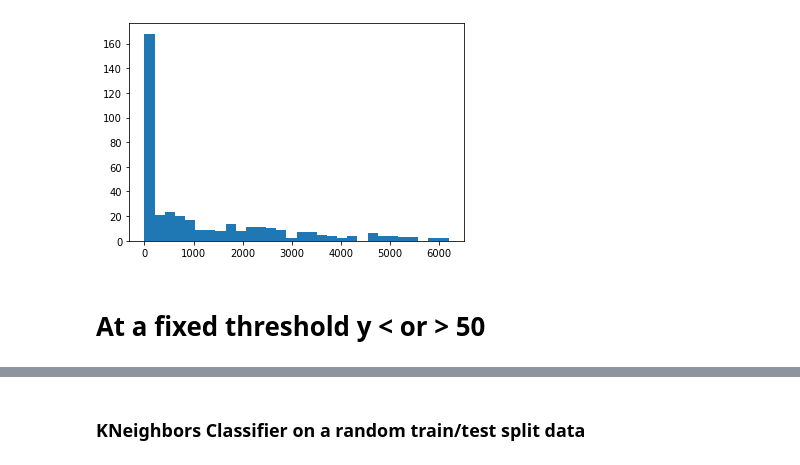
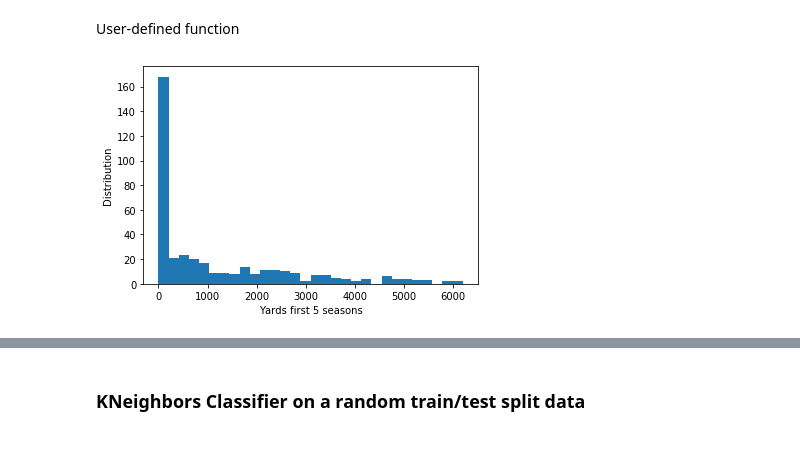
Before and after one commit to adriensaremi/Springboard, a Jupyter notebook: Capstone_1/Machine_Learning_Model_2.ipynb, the cells around one changed output, grey strips where cells are left out. Saved outputs shown, nothing was run; the diff lists cells and outputs as text; code cells hidden in the pictures.

```diff
--- a/Capstone_1/Machine_Learning_Model_2.ipynb
+++ b/Capstone_1/Machine_Learning_Model_2.ipynb
@@ -30,3 +37,5 @@ from sklearn.pipeline import Pipeline
+# %% [markdown]
+User-defined function
 # %%
 def dropthenan(table):
     cond1 = table[table.cfbconference == 'Other'].index.tolist()
@@ -67,9 +76,9 @@ wr = pd.read_csv('data_sets/wr.csv')
 wr = wr.rename(columns = {'yardsfirst5seasons': 'yffs'})
 wr = wr.drop('combinebenchreps', axis = 1)
 # %%
-plt.hist(wrp.yffs, bins = 30)
+plt.hist(wr.yffs, bins = 30)
+plt.xlabel('Yards first 5 seasons')
+plt.ylabel('Distribution')
 plt.show()
 # %% [output]
-[figure, old version]
+[figure, new version]
-# %% [markdown]
-# At a fixed threshold y < or > 50
```
Also changed, not shown: parts of 47 cells of this notebook, 3 other files.
